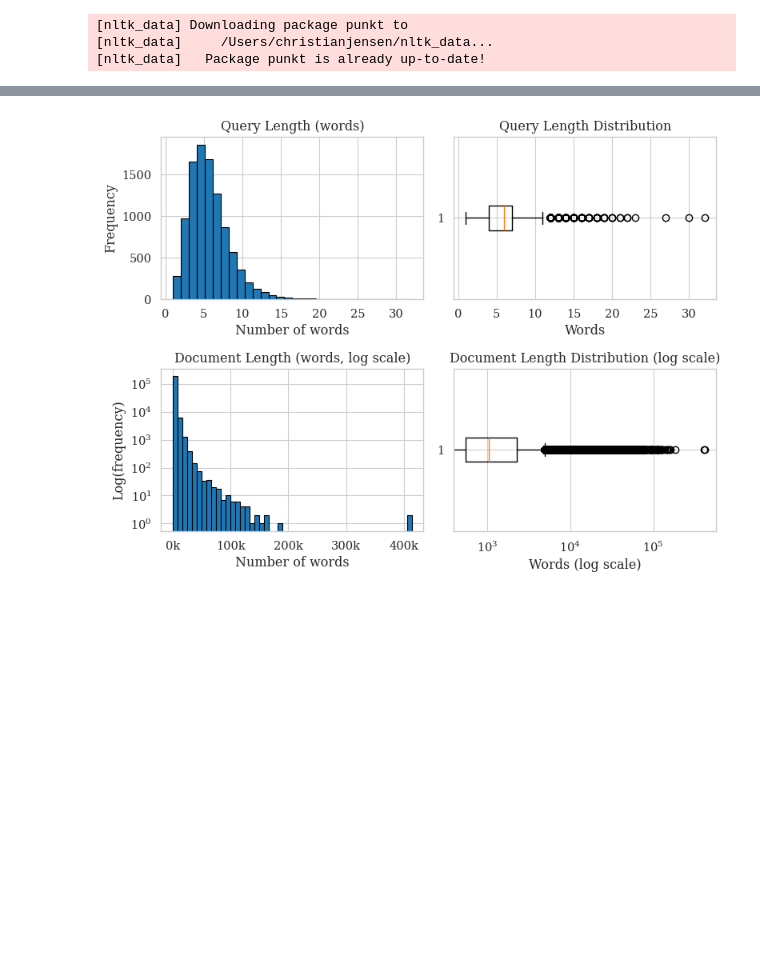
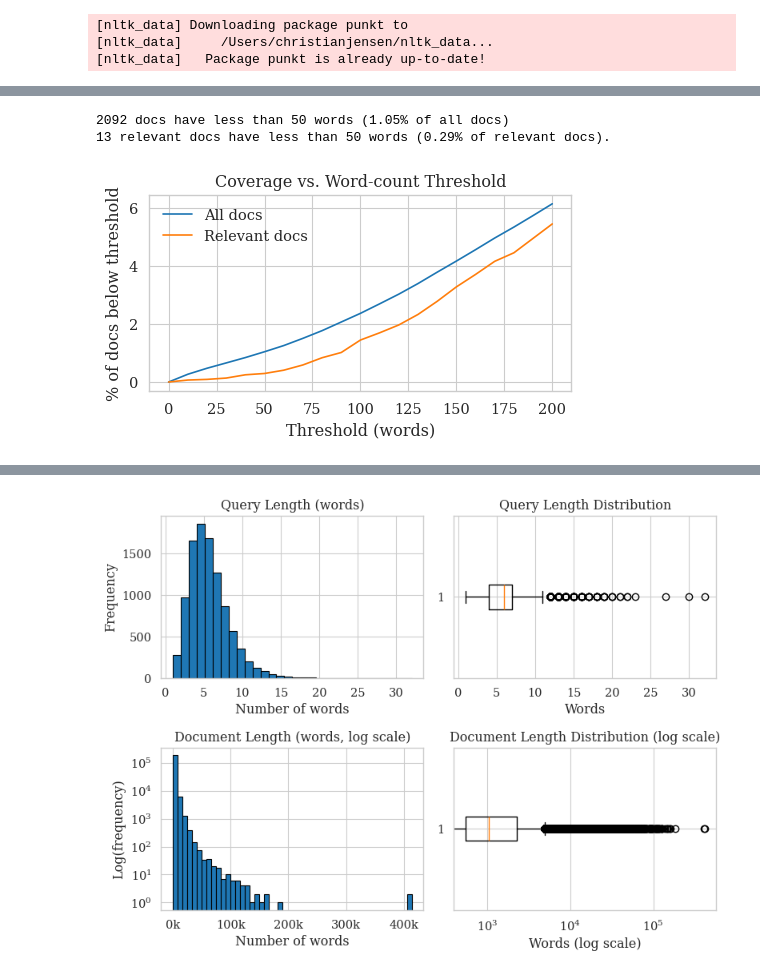
Before and after one commit to christianjensen2903/search-engines, a Jupyter notebook: data_analysis.ipynb, the cells around one changed output, grey strips where cells are left out. Drawn from its saved outputs; the diff is of its cells as text; code cells hidden in the pictures; blank space fills up the shorter version.

```diff
--- a/data_analysis.ipynb
+++ b/data_analysis.ipynb
@@ -15,6 +54,6 @@ docs = pd.read_json('data/docs.jsonl', lines=True)
 # %%
-queries['query_word_count'] = queries['text'].apply(lambda x: len(word_tokenize(x)))
-docs['body_word_count'] = docs['body'].apply(lambda x: len(word_tokenize(x)))
+queries['query_word_count'] = queries['text'].parallel_apply(lambda x: len(word_tokenize(x)))
+docs['body_word_count'] = docs['body'].parallel_apply(lambda x: len(word_tokenize(x)))
 
 print("Query length statistics:")
 print(queries['query_word_count'].describe())
@@ -41,0 +83,55 @@ Name: body_word_count, dtype: float64
+# %%
+relevant_docnos = qrels.loc[qrels['relevance'] > 0, 'docno'].unique()
+
+docs['label'] = docs['docno'].isin(relevant_docnos).astype(int)
+
+split = 50
+zero_docs = docs[docs['body_word_count'] < split]
+n_zero_docs = zero_docs.shape[0]
+pct_zero_docs = (n_zero_docs / len(docs)) * 100
+
+n_zero_relevant = zero_docs[zero_docs['label'] > 0].shape[0]
+total_relevant = docs[docs['label'] > 0].shape[0]
+pct_zero = (n_zero_relevant / total_relevant) * 100
+print(f"{n_zero_docs} docs have less than {split} words ({pct_zero_docs:.2f}% of all docs)")
+print(f"{n_zero_relevant} relevant docs have less than {split} words ({pct_zero:.2f}% of relevant docs).")
+# %% [output]
+2092 docs have less than 50 words (1.05% of all docs)
+13 relevant docs have less than 50 words (0.29% of relevant docs).
+# %%
+import numpy as np
+import matplotlib.pyplot as plt
+import seaborn as sns
+
+sns.set_context("paper", font_scale=1.2)
+sns.set_style('whitegrid')
+plt.rc('font', family='serif')
+
+N_total    = len(docs)
+N_relevant = docs['label'].sum()
+max_wc     = 200
+thresholds = np.arange(0, max_wc + 1, 10)
+
+pct_total    = []
+pct_relevant = []
+for t in thresholds:
+    n_tot = (docs['body_word_count'] < t).sum()
+    n_rel = docs[(docs['body_word_count'] < t) & (docs['label'] > 0)].shape[0]
+    pct_total.append(n_tot    / N_total    * 100)
+    pct_relevant.append(n_rel / N_relevant * 100)
+
+# 4) Plot with seaborn’s wrapper for line plots
+fig, ax = plt.subplots(figsize=(5, 3))
+sns.lineplot(x=thresholds, y=pct_total, label="All docs", ax=ax)
+sns.lineplot(x=thresholds, y=pct_relevant, label="Relevant docs", ax=ax)
+
+# 5) Labeling
+ax.set_title("Coverage vs. Word-count Threshold")
+ax.set_xlabel("Threshold (words)")
+ax.set_ylabel("% of docs below threshold")
+ax.legend(title="", frameon=False)
+
+plt.tight_layout()
+plt.show()
+# %% [output]
+[figure, added]
```
Also changed, not shown: parts of 9 cells of this notebook.
